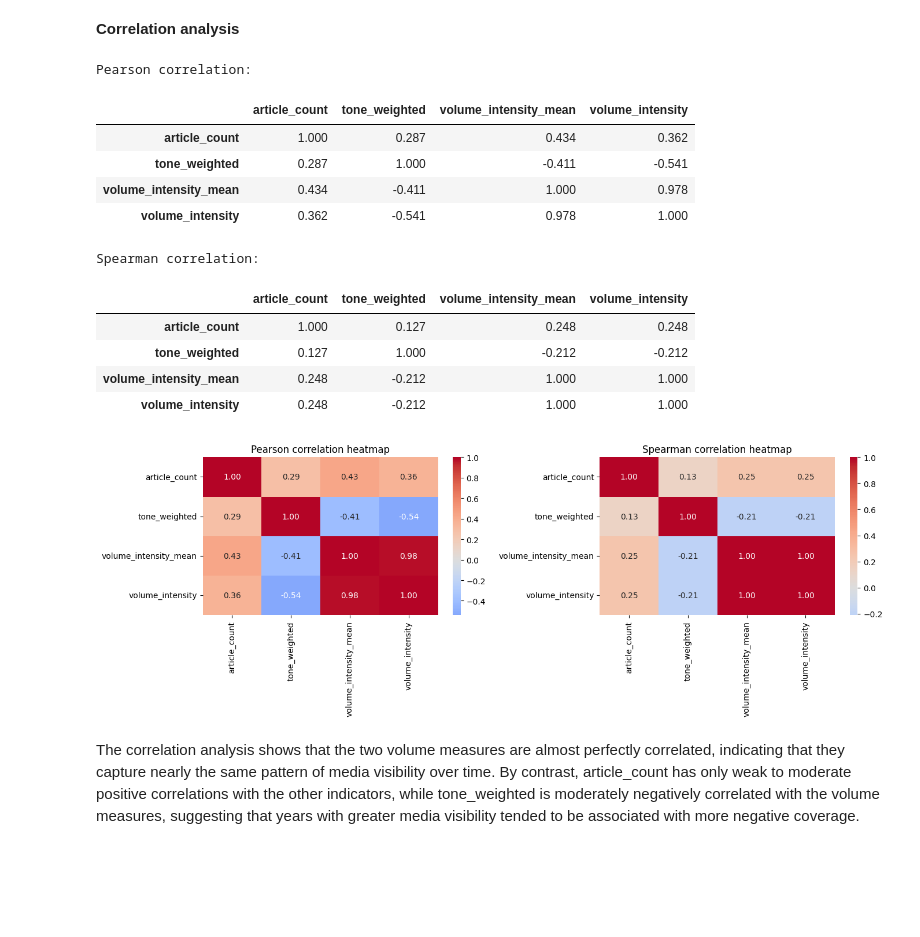
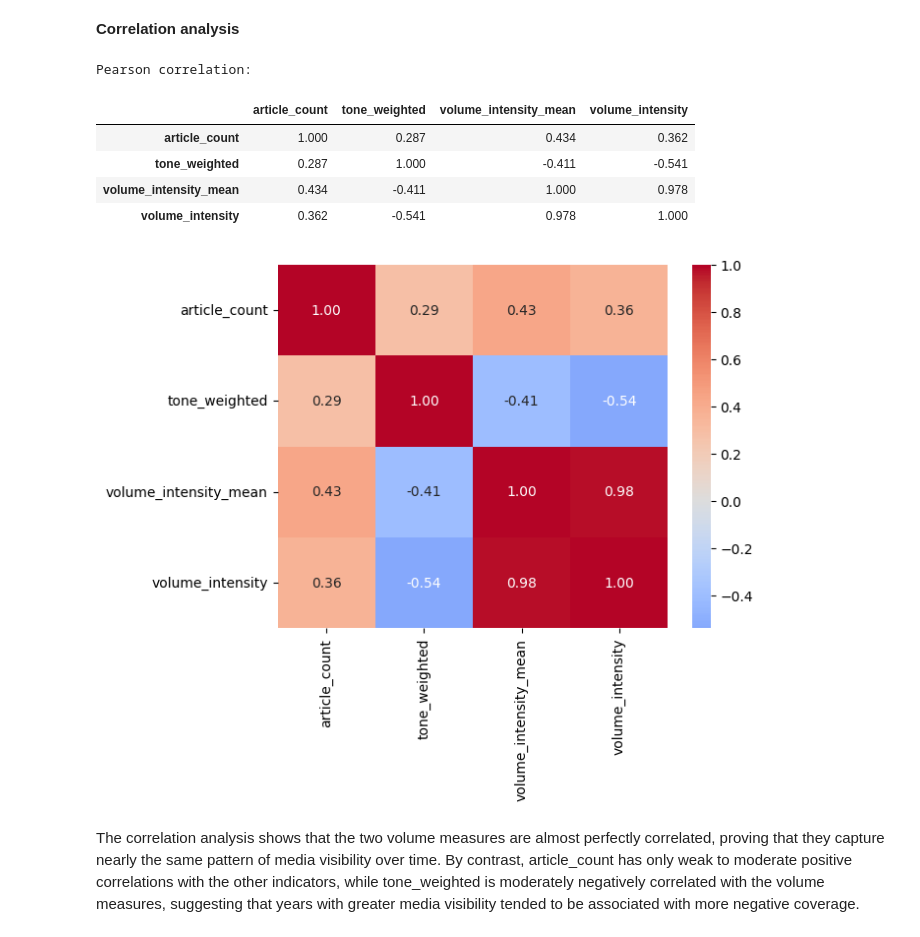
Before and after one commit to liza-drini/ceu-ds-project-C-2026, a Jupyter notebook: src/News Analytics.ipynb, the cells around one changed output. Saved outputs shown, nothing was run; the diff lists cells and outputs as text; code cells hidden in the pictures; blank space fills up the shorter version.

```diff
--- a/src/News Analytics.ipynb
+++ b/src/News Analytics.ipynb
@@ -84,37 +101,21 @@ The boxplots suggest that article_count is the most unevenly distributed variabl
 **Correlation analysis**
 # %%
 pearson_corr = news[news_cols].corr(method='pearson')
-spearman_corr = news[news_cols].corr(method='spearman')
 
 print("Pearson correlation:")
 display(pearson_corr.round(3))
 
-print("Spearman correlation:")
-display(spearman_corr.round(3))
-
-fig, axes = plt.subplots(1, 2, figsize=(14, 5))
-
-sns.heatmap(pearson_corr, annot=True, cmap='coolwarm', center=0, fmt='.2f', ax=axes[0])
+fig, ax = plt.subplots()
+sns.heatmap(pearson_corr, annot=True, cmap='coolwarm', center=0, fmt='.2f', ax=ax)
 axes[0].set_title('Pearson correlation heatmap')
-
-sns.heatmap(spearman_corr, annot=True, cmap='coolwarm', center=0, fmt='.2f', ax=axes[1])
-axes[1].set_title('Spearman correlation heatmap')
-
-plt.tight_layout()
 plt.show()
 # %% [output]
 Pearson correlation:
 |  | article_count | tone_weighted | volume_intensity_mean | volume_intensity |
 | article_count | 1.000 | 0.287 | 0.434 | 0.362 |
 | tone_weighted | 0.287 | 1.000 | -0.411 | -0.541 |
 | volume_intensity_mean | 0.434 | -0.411 | 1.000 | 0.978 |
 | volume_intensity | 0.362 | -0.541 | 0.978 | 1.000 |
-Spearman correlation:
-|  | article_count | tone_weighted | volume_intensity_mean | volume_intensity |
-| article_count | 1.000 | 0.127 | 0.248 | 0.248 |
-| tone_weighted | 0.127 | 1.000 | -0.212 | -0.212 |
-| volume_intensity_mean | 0.248 | -0.212 | 1.000 | 1.000 |
-| volume_intensity | 0.248 | -0.212 | 1.000 | 1.000 |
-[figure, old version]
+[figure, new version]
 # %% [markdown]
-The correlation analysis shows that the two volume measures are almost perfectly correlated, indicating that they capture nearly the same pattern of media visibility over time. By contrast, article_count has only weak to moderate positive correlations with the other indicators, while tone_weighted is moderately negatively correlated with the volume measures, suggesting that years with greater media visibility tended to be associated with more negative coverage.
+The correlation analysis shows that the two volume measures are almost perfectly correlated, proving that they capture nearly the same pattern of media visibility over time. By contrast, article_count has only weak to moderate positive correlations with the other indicators, while tone_weighted is moderately negatively correlated with the volume measures, suggesting that years with greater media visibility tended to be associated with more negative coverage.
```
Also changed, not shown: parts of 2 cells of this notebook, 6 other files.
